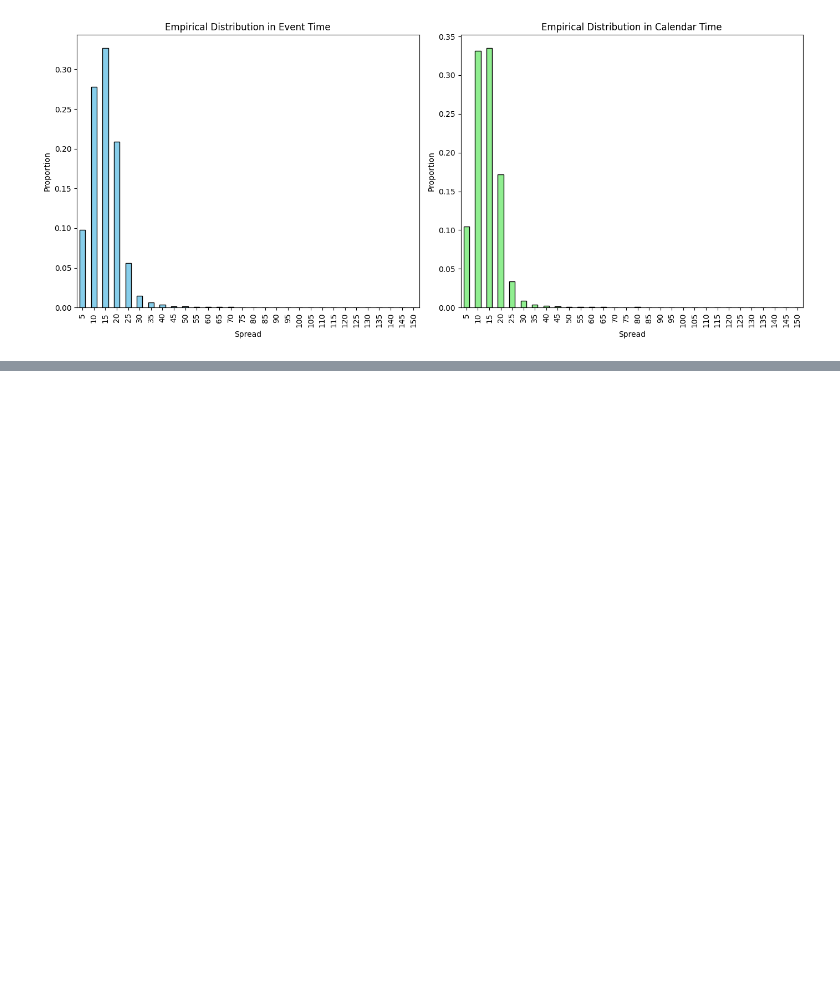
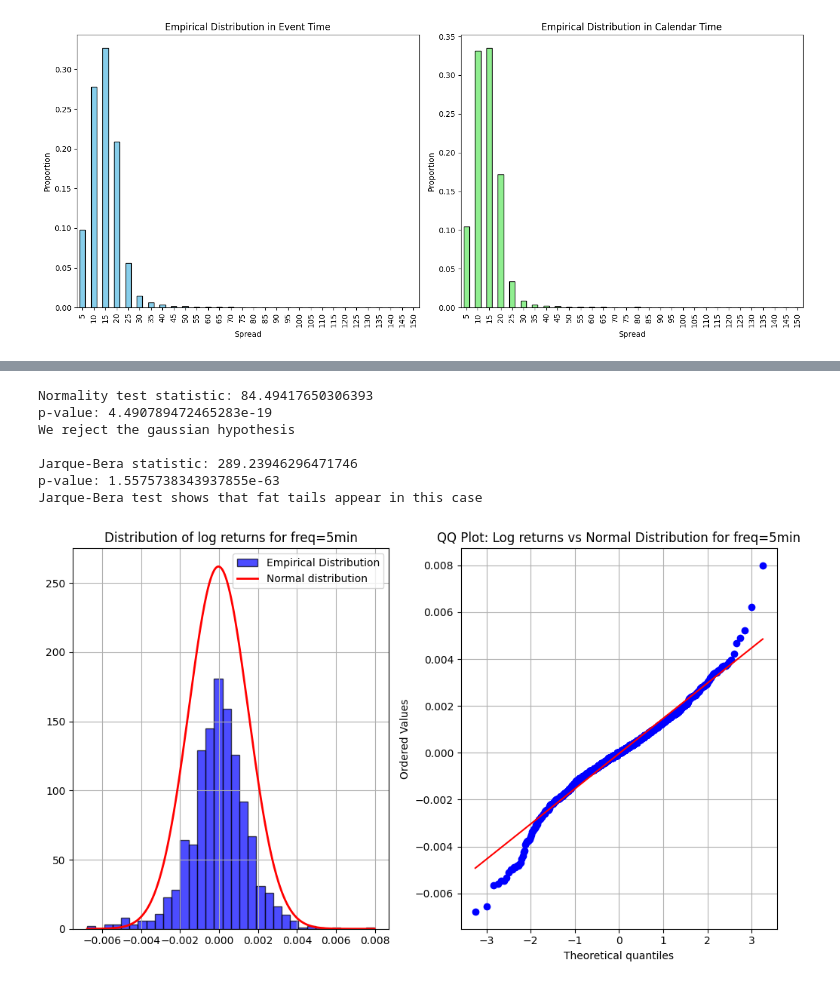
Before and after one commit to ethantrentin/High-Frequency-Data-Limit-Order-Books, a Jupyter notebook: DHF-LAB1-BOISTARD-ROCHE-TRENTIN.ipynb, the cells around one changed output, grey strips where cells are left out. Cells and saved outputs as stored; diff of their text form; code cells hidden in the pictures; blank space fills up the shorter version.

Commit message:
Push question 1 à 5

```diff
--- a/DHF-LAB1-BOISTARD-ROCHE-TRENTIN.ipynb
+++ b/DHF-LAB1-BOISTARD-ROCHE-TRENTIN.ipynb
@@ -376,0 +389,4 @@ plt.show()
+# %%
+# Question 5
+df_q5 = filename_df.copy()
+df_q5
@@ -376,0 +407,64 @@ plt.show()
+# %%
+# Compute the log returns for a given sampling frequency
+def compute_log_returns(df, freq):
+    processing_df = df[df['etype'] == 'T'].copy()
+    processing_df = processing_df.set_index('ets')
+    processing_df = processing_df['eprice'].resample(freq).last()
+    log_returns = numpy.log(processing_df/processing_df.shift(1))
+    log_returns.rename('log_returns', inplace=True)
+    log_returns.dropna(inplace=True)
+    return log_returns
+# %%
+# Testing if the log returns are gaussian for an exemple
+# --- params --- #
+freq = '5min'
+##################
+log_returns = compute_log_returns(df_q5, freq)
+
+# Statistical test for normality and fat tails / kurtosis: D'Agostino-Pearson
+# and Jarque-Bera tests
+stat, p_value = scipy.stats.normaltest(log_returns)
+print("Normality test statistic:", stat)
+print("p-value:", p_value)
+if p_value > 0.05:
+    print("Cannot reject the gaussian hypothesis\n")
+if p_value < 0.05:
+    print("We reject the gaussian hypothesis\n")
+jb_stat, jb_p = scipy.stats.jarque_bera(log_returns)
+print("Jarque-Bera statistic:", jb_stat)
+print("p-value:", jb_p)
+if jb_p < 0.05:
+    print("Jarque-Bera test shows that fat tails appear in this case")
+if jb_p > 0.05:
+    print("Jarque-Bera test cannot say that fat tails appear in this case")
+
+# --- Gaussian law for comparison ---
+mu = log_returns.mean()
+sigma = log_returns.std()
+x = numpy.linspace(log_returns.min(), log_returns.max(), 1000)
+pdf = scipy.stats.norm.pdf(x, mu, sigma)
+
+fig, ax = plt.subplots(1, 2, figsize=(10, 6))
+ax[0].hist(log_returns, bins=int(numpy.sqrt(len(log_returns))), color='blue',
+        edgecolor='black',
+             alpha=0.7, label='Empirical Distribution', density=False)
+ax[0].plot(x, pdf, 'r-', lw=2, label='Normal distribution')
+ax[0].legend()
+ax[0].grid(True)
+ax[0].set_title('Distribution of log returns for freq=' + freq)
+# Right subplot: QQ plot
+scipy.stats.probplot(log_returns, dist="norm", plot=ax[1])
+ax[1].set_title('QQ Plot: Log returns vs Normal Distribution for freq=' + freq)
+ax[1].grid(True)
+
+plt.tight_layout()
+plt.show()
+# %% [output]
+Normality test statistic: 84.49417650306393
+p-value: 4.490789472465283e-19
+We reject the gaussian hypothesis
+
+Jarque-Bera statistic: 289.23946296471746
+p-value: 1.5575738343937855e-63
+Jarque-Bera test shows that fat tails appear in this case
+[figure, added]
```
Also changed, not shown: parts of 4 cells of this notebook.
